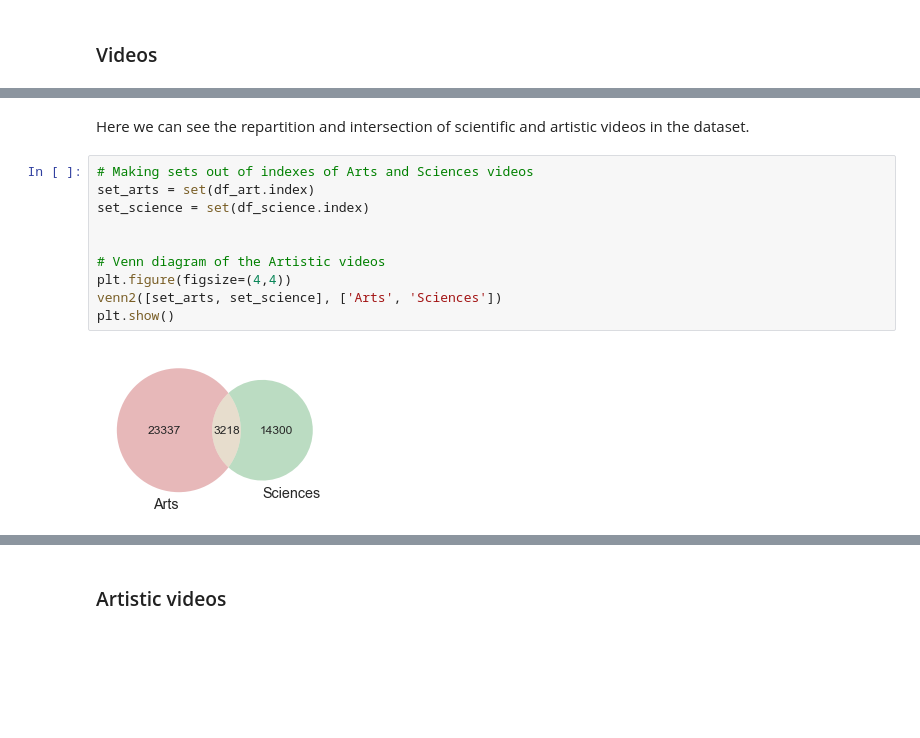
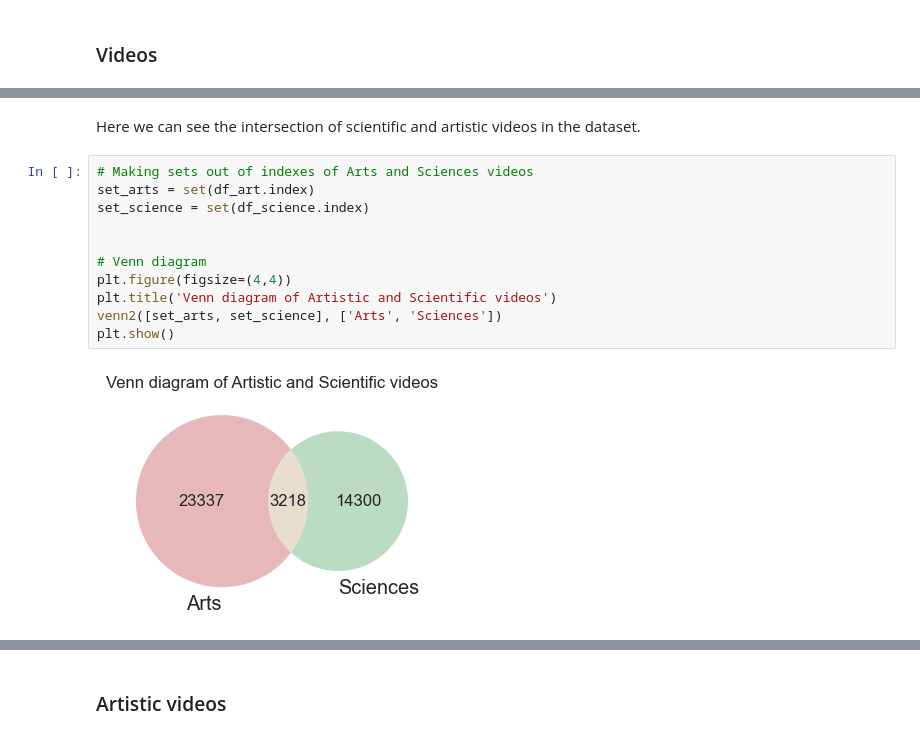
Before and after one commit to epfl-ada/ada-2022-project-geksada, a Jupyter notebook: preliminary_analysis.ipynb, the cells around one changed output, grey strips where cells are left out. Cells and saved outputs as stored; diff of their text form; blank space fills up the shorter version.

```diff
--- a/preliminary_analysis.ipynb
+++ b/preliminary_analysis.ipynb
@@ -297,14 +343,15 @@ plt.show()
 # %% [markdown]
-Here we can see the repartition and intersection of scientific and artistic videos in the dataset.
+Here we can see the intersection of scientific and artistic videos in the dataset.
 # %%
 # Making sets out of indexes of Arts and Sciences videos
 set_arts = set(df_art.index)
 set_science = set(df_science.index)
 
 
-# Venn diagram of the Artistic videos
+# Venn diagram
 plt.figure(figsize=(4,4))
+plt.title('Venn diagram of Artistic and Scientific videos')
 venn2([set_arts, set_science], ['Arts', 'Sciences'])
 plt.show()
 # %% [output]
-[figure, old version]
+[figure, new version]
```
Also changed, not shown: parts of 27 cells of this notebook.
